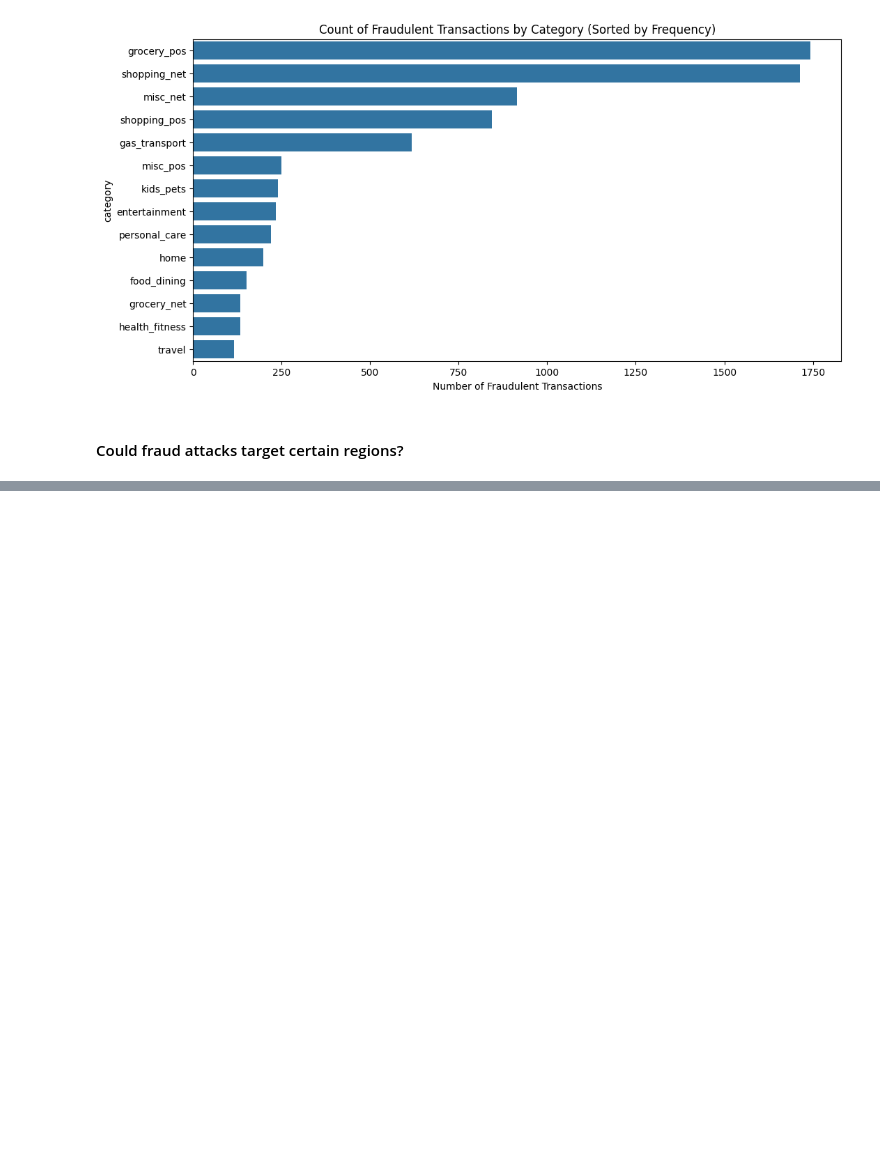
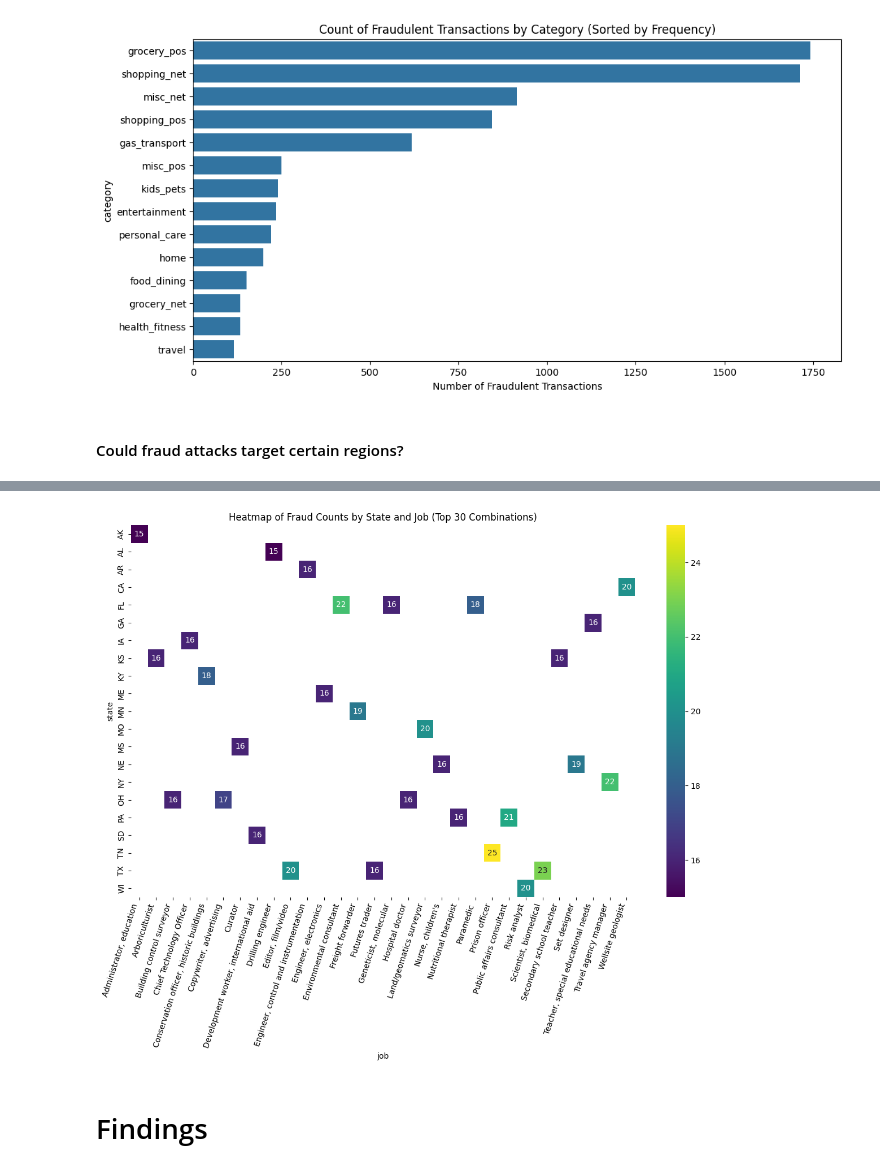
Before and after one commit to Clarkey33/fraud-detection-mlops-pipeline, a Jupyter notebook: notebooks/01-initial-eda.ipynb, the cells around one changed output, grey strips where cells are left out. Cells and saved outputs as stored; diff of their text form; code cells hidden in the pictures; blank space fills up the shorter version.

```diff
--- a/notebooks/01-initial-eda.ipynb
+++ b/notebooks/01-initial-eda.ipynb
@@ -391,0 +487,3 @@ Map successfully saved to: /home/on3b3ar/projects/fraud-detection-mlops-pipeline
+# %%
+state_job_fraud=df.groupby(['state','job'])['is_fraud'].sum().nlargest(30)
+state_job_fraud
@@ -391,0 +508,14 @@ Map successfully saved to: /home/on3b3ar/projects/fraud-detection-mlops-pipeline
+# %%
+state_job_fraud_df = state_job_fraud.reset_index()
+heatmap_data= state_job_fraud_df.pivot(index='state', columns='job', values='is_fraud')
+
+plt.figure(figsize=(12,10))
+sns.heatmap(heatmap_data, cmap='viridis', annot=True,)
+plt.title('Heatmap of Fraud Counts by State and Job (Top 30 Combinations)')
+plt.xticks(rotation=81, ha='right')
+plt.tight_layout()
+plt.show()
+# %% [output]
+[figure, added]
+# %% [markdown]
+# Findings
```
Also changed, not shown: parts of 19 cells of this notebook.
